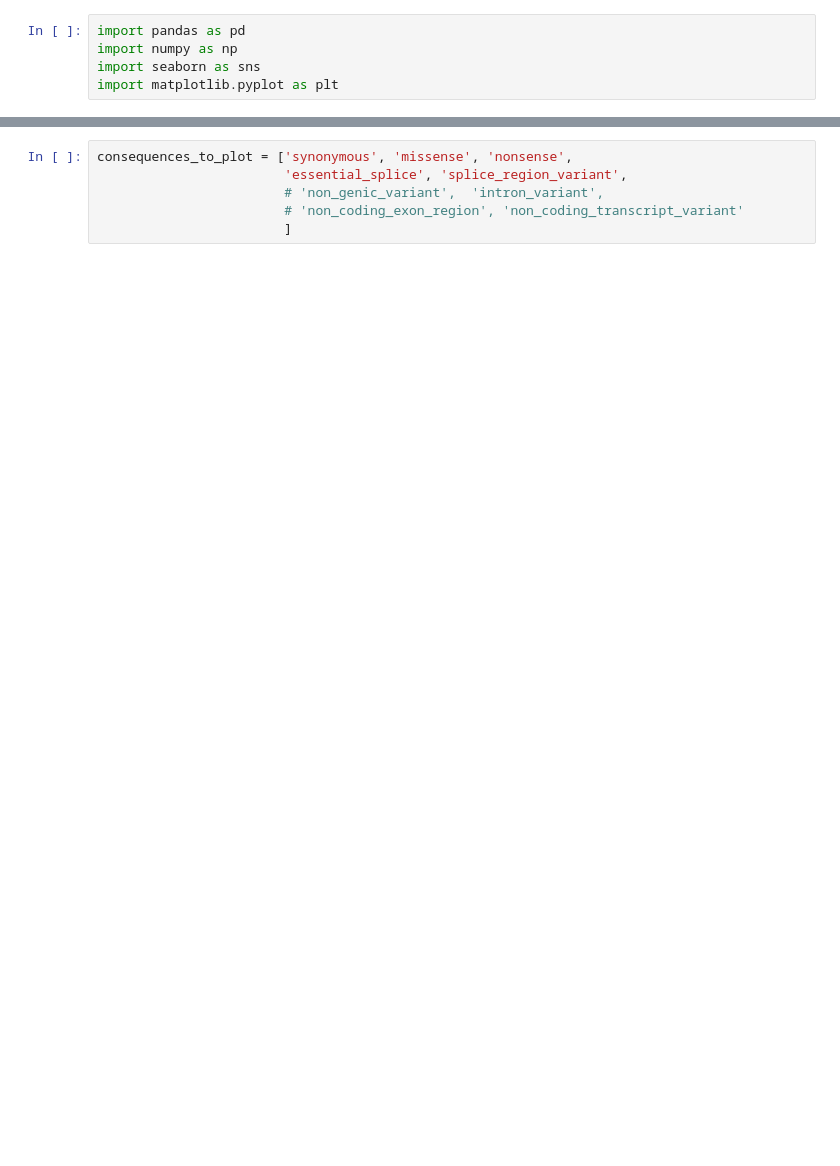
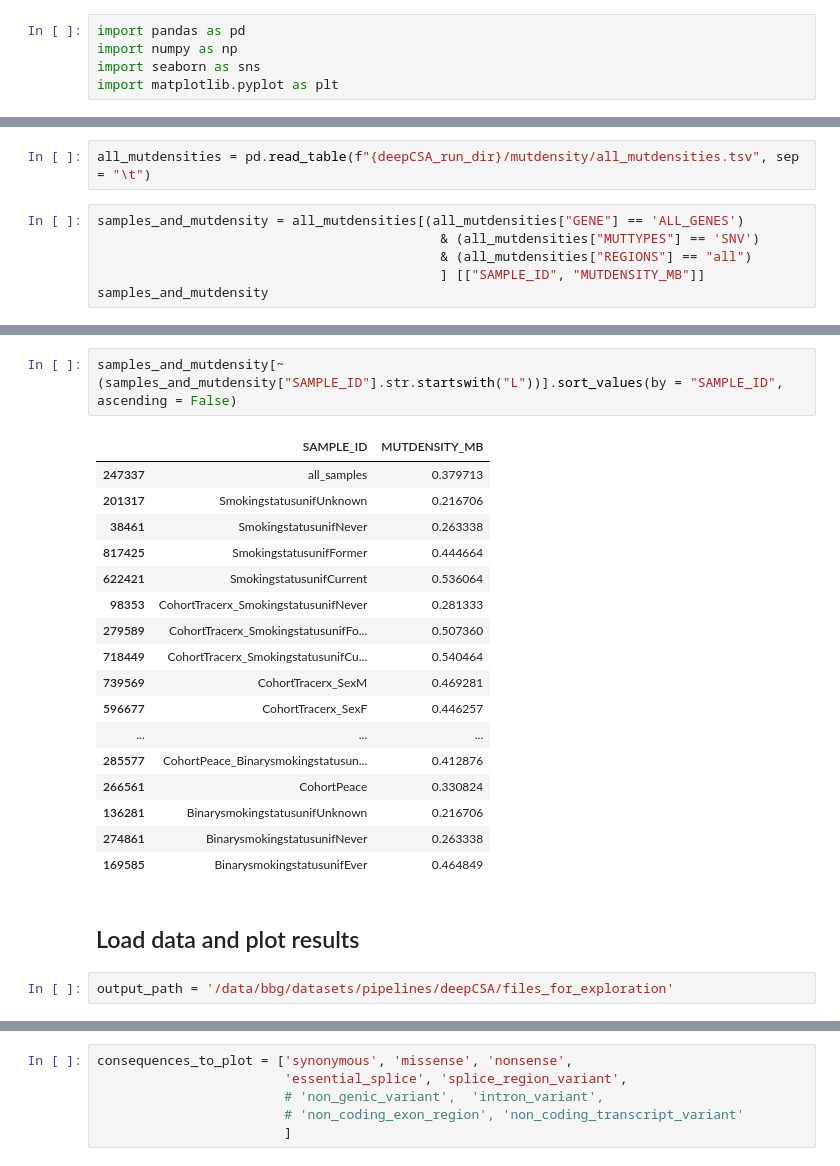
Before and after one commit to bbglab/deepCSA, a Jupyter notebook: assets/assess_panel/panel.ipynb, the cells around one changed output, grey strips where cells are left out. Drawn from its saved outputs; the diff is of its cells as text; blank space fills up the shorter version.

```diff
--- a/assets/assess_panel/panel.ipynb
+++ b/assets/assess_panel/panel.ipynb
@@ -94,0 +10,8 @@ Name: ADJUSTED_DEPTH, dtype: float64
+# %%
+all_mutdensities = pd.read_table(f"{deepCSA_run_dir}/mutdensity/all_mutdensities.tsv", sep = "\t")
+# %%
+samples_and_mutdensity = all_mutdensities[(all_mutdensities["GENE"] == 'ALL_GENES')
+                                            & (all_mutdensities["MUTTYPES"] == 'SNV')
+                                            & (all_mutdensities["REGIONS"] == "all")
+                                            ] [["SAMPLE_ID", "MUTDENSITY_MB"]]
+samples_and_mutdensity
@@ -94,0 +32,24 @@ Name: ADJUSTED_DEPTH, dtype: float64
+# %%
+samples_and_mutdensity[~(samples_and_mutdensity["SAMPLE_ID"].str.startswith("L"))].sort_values(by = "SAMPLE_ID", ascending = False)
+# %% [output]
+|  | SAMPLE_ID | MUTDENSITY_MB |
+| 247337 | all_samples | 0.379713 |
+| 201317 | SmokingstatusunifUnknown | 0.216706 |
+| 38461 | SmokingstatusunifNever | 0.263338 |
+| 817425 | SmokingstatusunifFormer | 0.444664 |
+| 622421 | SmokingstatusunifCurrent | 0.536064 |
+| 98353 | CohortTracerx_SmokingstatusunifNever | 0.281333 |
+| 279589 | CohortTracerx_SmokingstatusunifFo... | 0.507360 |
+| 718449 | CohortTracerx_SmokingstatusunifCu... | 0.540464 |
+| 739569 | CohortTracerx_SexM | 0.469281 |
+| 596677 | CohortTracerx_SexF | 0.446257 |
+| ... | ... | ... |
+| 285577 | CohortPeace_Binarysmokingstatusun... | 0.412876 |
+| 266561 | CohortPeace | 0.330824 |
+| 136281 | BinarysmokingstatusunifUnknown | 0.216706 |
+| 274861 | BinarysmokingstatusunifNever | 0.263338 |
+| 169585 | BinarysmokingstatusunifEver | 0.464849 |
+# %% [markdown]
+## Load data and plot results
+# %%
+output_path = '/data/bbg/datasets/pipelines/deepCSA/files_for_exploration'
```
Also changed, not shown: parts of 14 cells of this notebook.
